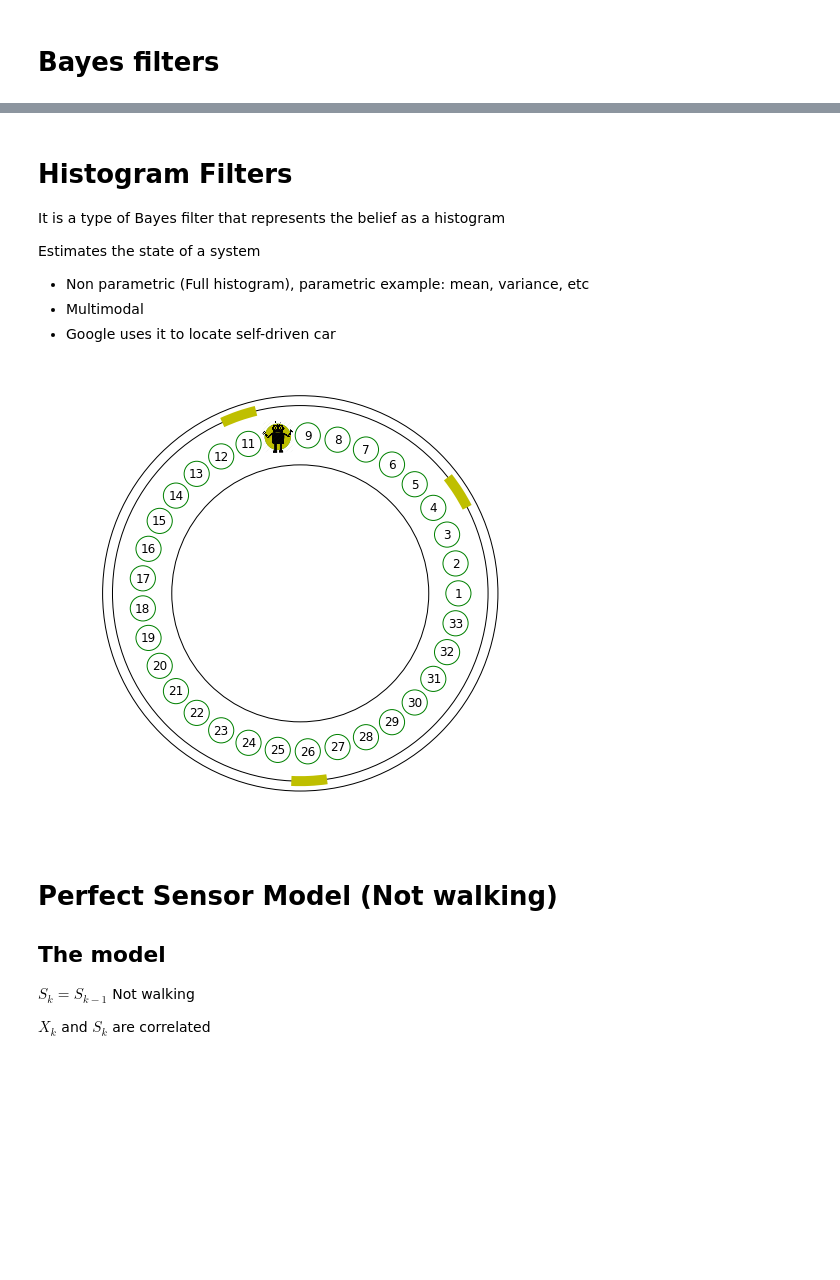
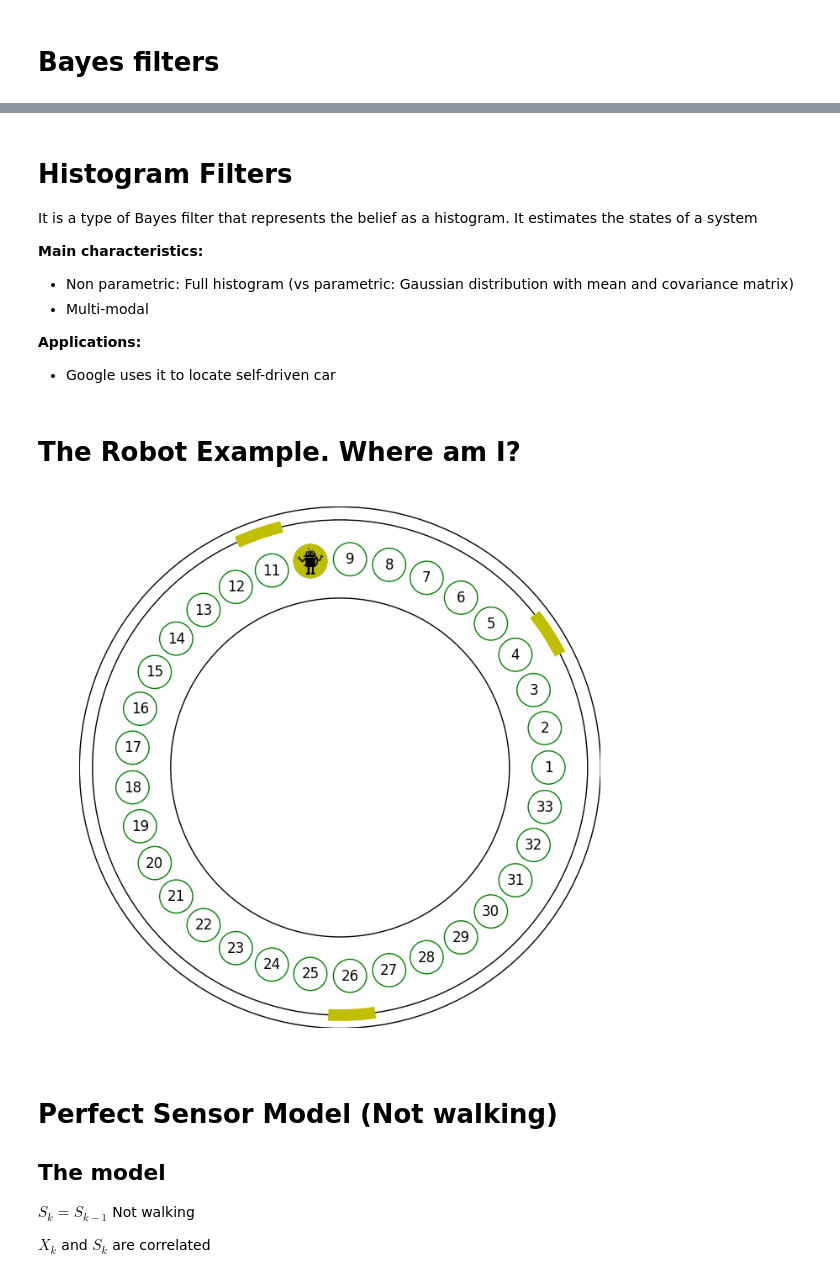
Before and after one commit to jganzabal/Kalman-as-Recursive-Bayesian-Estimation, a Jupyter notebook: 1_Histogram Filters.ipynb, the cells around one changed output, grey strips where cells are left out. Cells and saved outputs as stored; diff of their text form; code cells hidden in the pictures; blank space fills up the shorter version.

Commit message:
Robot room Added fig size to robot room It is important to plot it with different sizes in different circumstances

```diff
--- a/1_Histogram Filters.ipynb
+++ b/1_Histogram Filters.ipynb
@@ -28,18 +30,22 @@ Key assumptions:
 - Measurement step based on current measurement
 # %% [markdown]
 # Histogram Filters
-It is a type of Bayes filter that represents the belief as a histogram
+It is a type of Bayes filter that represents the belief as a histogram. It estimates the states of a system
 
-Estimates the state of a system
-- Non parametric (Full histogram), parametric example: mean, variance, etc
-- Multimodal
+**Main characteristics:**
+- Non parametric: Full histogram (vs parametric: Gaussian distribution with mean and covariance matrix)
+- Multi-modal
+
+**Applications:**
 - Google uses it to locate self-driven car
+# %% [markdown]
+# The Robot Example. Where am I?
 # %%
 doors = np.array([4, 11, 26])
 N = 33
-robot.plot_robot_room(loc = 10, N=N, doors = doors)
+robot.plot_robot_room(loc = 10, N=N, doors = doors, figsize = )
 # %% [output]
-[figure, old version]
+[figure, new version]
 # %% [markdown]
 # Perfect Sensor Model (Not walking)
 ## The model
```
Also changed, not shown: parts of 1 cell of this notebook, 1 other file.
